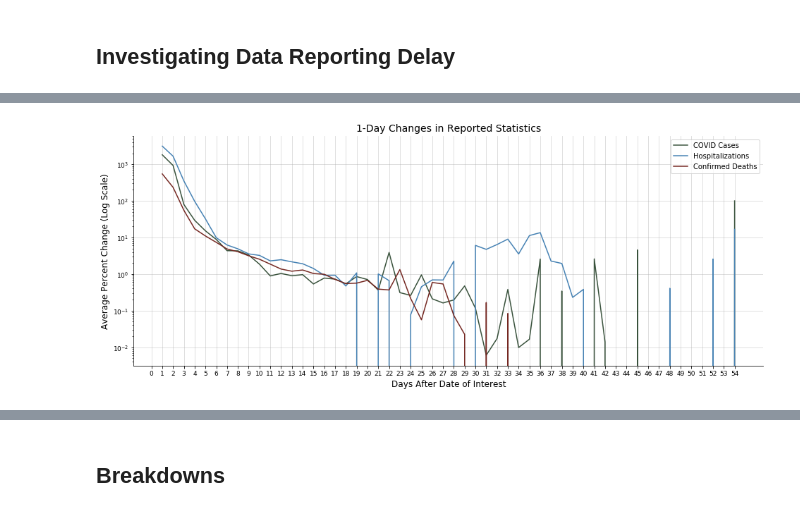
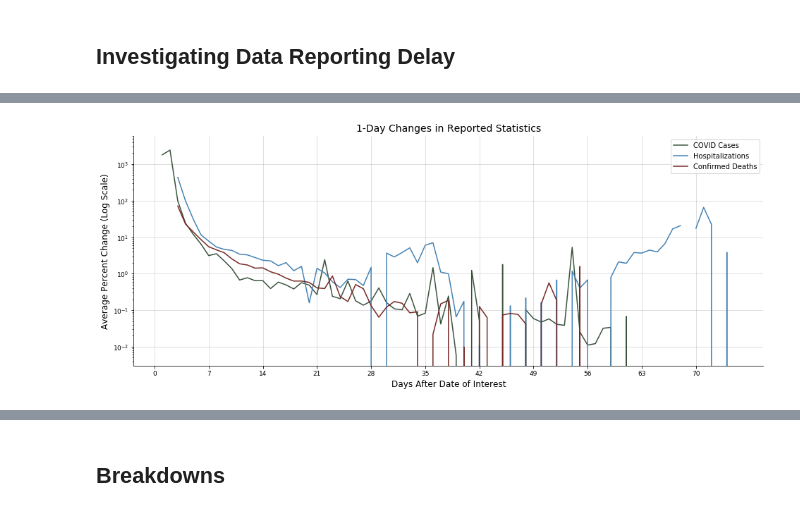
Before and after one commit to akrhea/coronavirus-data, a Jupyter notebook: NYC COVID Plots.ipynb, the cells around one changed output, grey strips where cells are left out. Drawn from its saved outputs; the diff is of its cells as text; code cells hidden in the pictures.

```diff
--- a/NYC COVID Plots.ipynb
+++ b/NYC COVID Plots.ipynb
@@ -190,14 +217,18 @@ mar30 = pd.read_csv('https://raw.githubusercontent.com/nychealth/coronavirus-dat
 mar27 = pd.read_csv('https://raw.githubusercontent.com/nychealth/coronavirus-data/6c3565c007486fc76fe26ae66ecc7a741435292d/case-hosp-death.csv')
 mar26 = pd.read_csv('https://raw.githubusercontent.com/nychealth/coronavirus-data/70ca08274f059df8ecf84756d1586faba149b0da/case-hosp-death.csv')
 # %%
+# list of all uploads
 df_list = [mar26, mar27, mar30, mar31,
            apr01, apr02, apr03, apr04, apr05, apr06, apr07,
            apr08, apr09, apr10, apr11, apr12, apr13, apr14,
            apr15, apr16, apr17, apr18, apr19, apr20, apr21,
-           apr22, apr23, apr24, apr25, apr26]
+           apr22, apr23, apr24, apr25, apr26, apr27, apr28, apr29, apr30,
+           may01, may02, may03, may04, may05, may06, may07,
+           may08, may09, may10, may11, may12, may13, may14]
 
+# create list of dates we have uploads for
 df_dates1 = pd.date_range(start='3/26/2020', end='3/27/2020')
-df_dates2 = pd.date_range(start='3/30/2020', end='4/26/2020')
+df_dates2 = pd.date_range(start='3/30/2020', end='5/14/2020')
 df_dates = df_dates1.append(df_dates2)
 
 # create upload_date attribute
@@ -206,3 +237,6 @@ for i, df in enumerate(df_list):
 
 # concatenate all data uploads into single dataframe
 xtime = pd.concat(df_list, axis=0, sort=False)
+
+#preview
+xtime.head()
@@ -222,13 +295,15 @@ xtime['upload_date'] = pd.to_datetime(xtime['upload_date'])
 #create time delta column
 xtime['days_till_upload'] = xtime['upload_date'] - xtime['DATE_OF_INTEREST']
 # %%
+# plot statistics changes over reporting delay
+
 fig, ax = plt.subplots(3, 1, figsize=(24,30), dpi=100)
 
 for date in xtime.DATE_OF_INTEREST.unique():
     date_df = xtime[xtime.DATE_OF_INTEREST == date]
     days_passed = date_df['days_till_upload'].dt.days
-    ax[0].plot(days_passed, date_df['NEW_COVID_CASE_COUNT'])
-    ax[1].plot(days_passed, date_df['HOSPITALIZED_CASE_COUNT'])
+    ax[0].plot(days_passed, date_df['CASE_COUNT'])
+    ax[1].plot(days_passed, date_df['HOSPITALIZED_COUNT'])
     ax[2].plot(days_passed, date_df['DEATH_COUNT'])
 
 labels = np.arange(xtime['days_till_upload'].dt.days.max()+1)
@@ -237,7 +312,7 @@ for i in range(3):
     ax[i].tick_params(labelsize=12)
     ax[i].spines['right'].set_visible(False)
     ax[i].spines['top'].set_visible(False)
-    ax[i].set_xticks(labels)
+    ax[i].set_xticks([x for x in labels if x%7==0])
     ax[i].grid(which='major', axis='x', alpha=0.5)
 
 ax[0].set_title('Changes in COVID Case Count', fontsize=20)
@@ -252,25 +327,39 @@ plt.show()
 # %%
 def percent_change(row, col):
-    if row.days_till_upload == 0:
+    '''
+    Row will give date of interest, col will give stastitic of interest.
+    Returns percent change in reported statistic since previous day's report.
+    '''
+    if row.days_till_upload.days == 0:
+        # cannot calculate change on 0th day
         return np.nan
     yesterday = row.days_till_upload - pd.Timedelta(days=1)
+
+    # look at same date of interest, but reported one day earlier
     mask = (xtime.DATE_OF_INTEREST==row.DATE_OF_INTEREST) \
                     & (xtime.days_till_upload==yesterday)
+
     if len(xtime[mask]) == 0:
+        # cannot calculate change if no report exists from day earlier
         return np.nan
+
+    # calculate change if possible
     old = xtime.loc[mask, col]
     new = row[col]
     change = ((new-old)/old)*100
     return change
 
+# percent change in cases
 xtime['percent_change_case'] = xtime.apply(percent_change,
-                                           args=(['NEW_COVID_CASE_COUNT']),
+                                           args=(['CASE_COUNT']),
                                            axis=1)
 
+# percent change in hospitalizations
 xtime['percent_change_hosp'] = xtime.apply(percent_change,
-                                           args=(['HOSPITALIZED_CASE_COUNT']),
+                                           args=(['HOSPITALIZED_COUNT']),
                                            axis=1)
 
+# percent change in deaths
 xtime['percent_change_death'] = xtime.apply(percent_change,
                                             args=(['DEATH_COUNT']),
                                             axis=1)
@@ -329,28 +438,30 @@ days_since_df = xtime.groupby('days_till_upload', as_index=False)\
 # %%
+# plot 1-day change in statistics
+
 fig, ax = plt.subplots(figsize=(16,6))
 
 xdays = days_since_df.days_till_upload.dt.days
 
 
 ax.plot(xdays, days_since_df['percent_change_case'], lw=1.5, color='#39523c')
 ax.plot(xdays, days_since_df['percent_change_hosp'], lw=1.5, color='steelblue')
 ax.plot(xdays, days_since_df['percent_change_death'], lw=1.5, color='#752822')
 
 ax.tick_params(labelsize=9)
 ax.spines['right'].set_visible(False)
 ax.spines['top'].set_visible(False)
-ax.set_xticks(labels)
+ax.set_xticks([x for x in labels if x%7==0])
 ax.grid(which='major',alpha=0.5)
 
 ax.set_title('1-Day Changes in Reported Statistics', fontsize=14)
 
 
 ax.set_xlabel('Days After Date of Interest', fontsize=12)
 ax.set_ylabel('Average Percent Change (Log Scale)', fontsize=12)
 ax.set_yscale('log')
 ax.legend(['COVID Cases', 'Hospitalizations', 'Confirmed Deaths'])
 
 
 plt.show()
 # %% [output]
-[figure, old version]
+[figure, new version]
```
Also changed, not shown: parts of 26 cells of this notebook.
